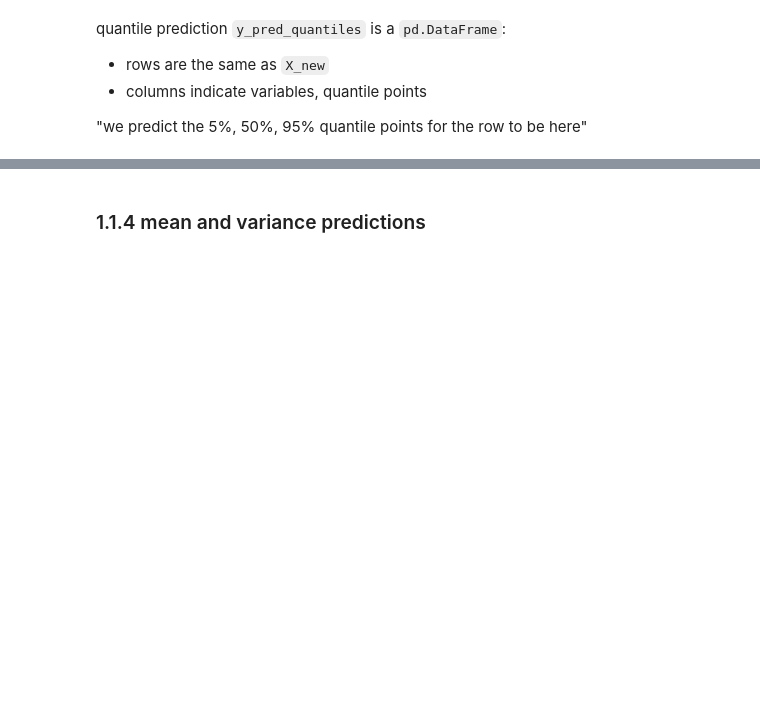
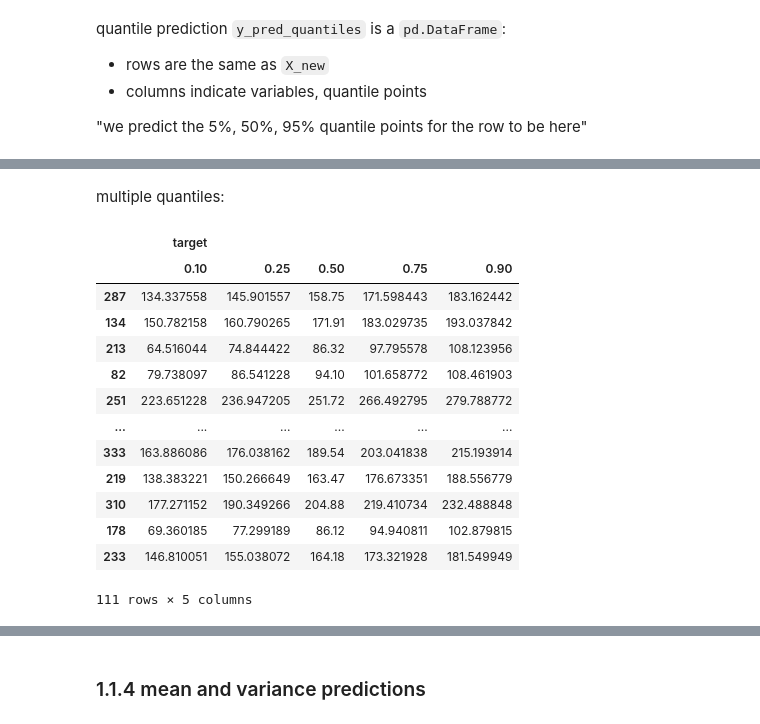
Before and after one commit to sktime/skpro, a Jupyter notebook: examples/01_skpro_intro.ipynb, the cells around one changed output, grey strips where cells are left out. Saved outputs shown, nothing was run; the diff lists cells and outputs as text; code cells hidden in the pictures; blank space fills up the shorter version.

```diff
--- a/examples/01_skpro_intro.ipynb
+++ b/examples/01_skpro_intro.ipynb
@@ -201,0 +239,21 @@ y_pred_quantiles.head()
+# %% [markdown]
+multiple quantiles:
+# %%
+alpha = [0.1, 0.25, 0.5, 0.75, 0.9]
+y_pred_quantiles = reg_proba.predict_quantiles(X_new, alpha=alpha)
+y_pred_quantiles
+# %% [output]
+|  | target |  |  |  |  |
+|  | 0.10 | 0.25 | 0.50 | 0.75 | 0.90 |
+| 287 | 134.337558 | 145.901557 | 158.75 | 171.598443 | 183.162442 |
+| 134 | 150.782158 | 160.790265 | 171.91 | 183.029735 | 193.037842 |
+| 213 | 64.516044 | 74.844422 | 86.32 | 97.795578 | 108.123956 |
+| 82 | 79.738097 | 86.541228 | 94.10 | 101.658772 | 108.461903 |
+| 251 | 223.651228 | 236.947205 | 251.72 | 266.492795 | 279.788772 |
+| ... | ... | ... | ... | ... | ... |
+| 333 | 163.886086 | 176.038162 | 189.54 | 203.041838 | 215.193914 |
+| 219 | 138.383221 | 150.266649 | 163.47 | 176.673351 | 188.556779 |
+| 310 | 177.271152 | 190.349266 | 204.88 | 219.410734 | 232.488848 |
+| 178 | 69.360185 | 77.299189 | 86.12 | 94.940811 | 102.879815 |
+| 233 | 146.810051 | 155.038072 | 164.18 | 173.321928 | 181.549949 |
+111 rows × 5 columns
```
Also changed, not shown: parts of 50 cells of this notebook.
